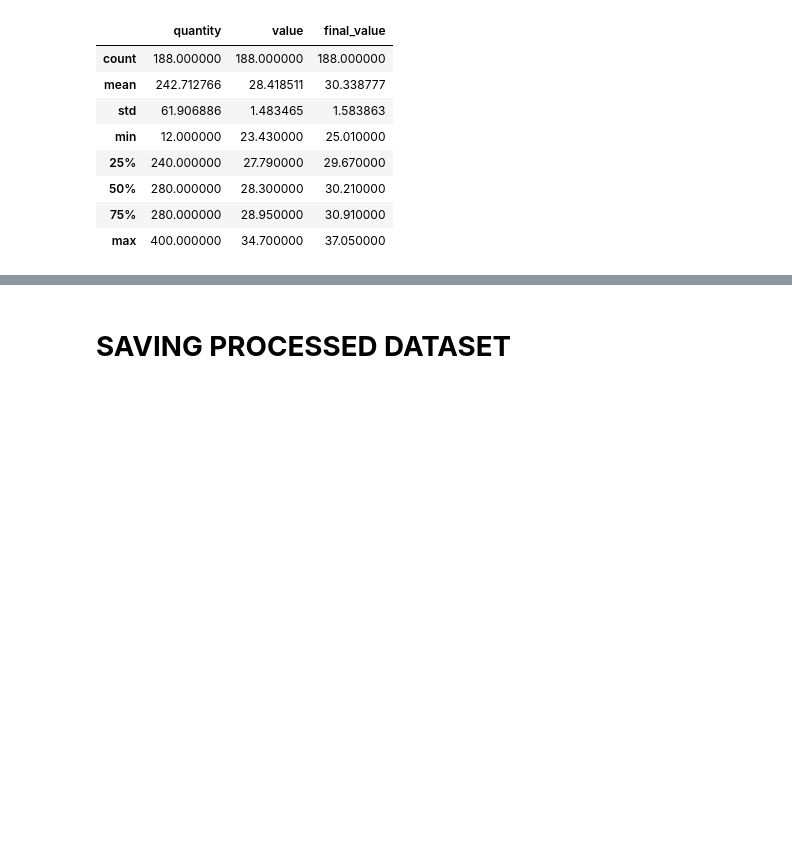
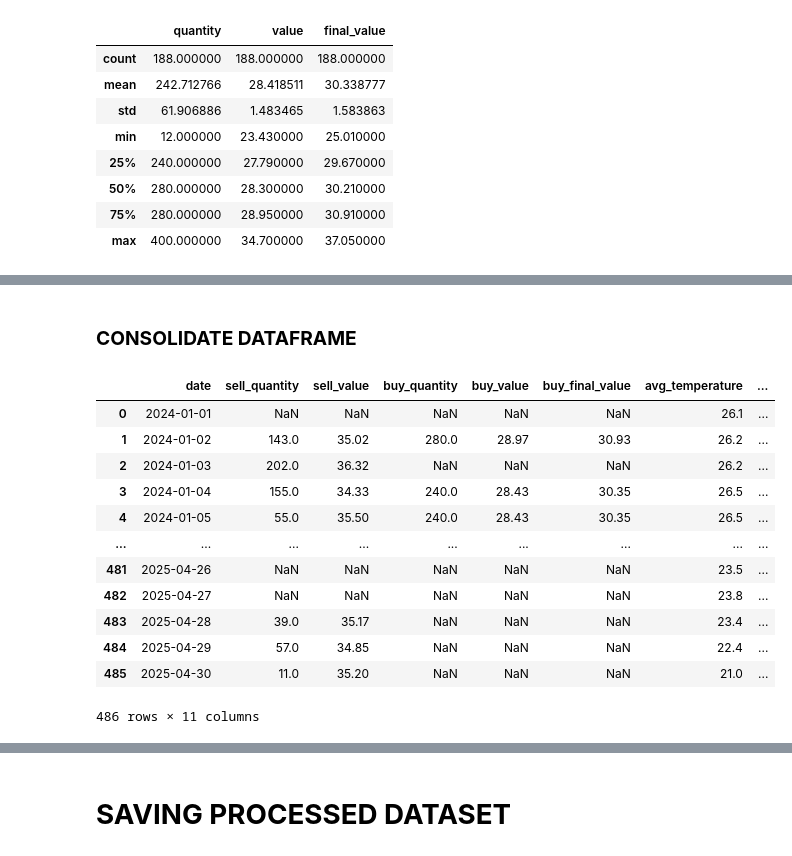
Before and after one commit to fabiogaldinho/Dynamic-Pricing, a Jupyter notebook: notebooks/01_Data_Cleaning.ipynb, the cells around one changed output, grey strips where cells are left out. Cells and saved outputs as stored; diff of their text form; code cells hidden in the pictures; blank space fills up the shorter version.

Commit message:
Data consolidation
* Data Consolidation

* Data consolidation finished

```diff
--- a/notebooks/01_Data_Cleaning.ipynb
+++ b/notebooks/01_Data_Cleaning.ipynb
@@ -334,0 +349,6 @@ df2.describe(include = ['float', 'int'])
+# %%
+i = {'quantity':'sell_quantity', 'value':'sell_value'}
+df1_agg = df1.groupby('date').agg({'quantity': 'sum', 'value': 'mean'}).rename(columns = i)
+df1_agg = df1_agg.astype({'sell_quantity':'int64'})
+df1_agg['sell_value'] = np.round(df1_agg['sell_value'], decimals = 2)
+df1_agg
@@ -334,0 +372,3 @@ df2.describe(include = ['float', 'int'])
+# %%
+df2 = df2.drop('product', axis = 1)
+df2.head()
@@ -334,0 +382,7 @@ df2.describe(include = ['float', 'int'])
+# %%
+i = {'quantity':'buy_quantity', 'value':'buy_value','final_value':'buy_final_value'}
+df2_agg = df2.groupby('date').agg({'quantity': 'sum', 'value': 'mean', 'final_value': 'mean'}).rename(columns = i)
+df2_agg = df2_agg.astype({'buy_quantity':'int64'})
+df2_agg['buy_value'] = np.round(df2_agg['buy_value'], decimals = 2)
+df2_agg['buy_final_value'] = np.round(df2_agg['buy_final_value'], decimals = 2)
+df2_agg
@@ -334,0 +404,27 @@ df2.describe(include = ['float', 'int'])
+# %% [markdown]
+### **CONSOLIDATE DATAFRAME**
+# %%
+df = pd.date_range(start = '2024-01-01', end = '2025-04-30', freq = 'D')
+df = pd.DataFrame({'date': df})
+
+df = df.merge(df1_agg, on = 'date', how = 'left') \
+        .merge(df2_agg, on = 'date', how = 'left') \
+        .merge(weather_df, on = 'date', how = 'left') \
+        .merge(ipca_df, on = 'date', how = 'left') \
+        .merge(holidays_df, on = 'date', how = 'left')
+# %%
+df
+# %% [output]
+|  | date | sell_quantity | sell_value | buy_quantity | buy_value | buy_final_value | avg_temperature | ... |
+| 0 | 2024-01-01 | NaN | NaN | NaN | NaN | NaN | 26.1 | ... |
+| 1 | 2024-01-02 | 143.0 | 35.02 | 280.0 | 28.97 | 30.93 | 26.2 | ... |
+| 2 | 2024-01-03 | 202.0 | 36.32 | NaN | NaN | NaN | 26.2 | ... |
+| 3 | 2024-01-04 | 155.0 | 34.33 | 240.0 | 28.43 | 30.35 | 26.5 | ... |
+| 4 | 2024-01-05 | 55.0 | 35.50 | 240.0 | 28.43 | 30.35 | 26.5 | ... |
+| ... | ... | ... | ... | ... | ... | ... | ... | ... |
+| 481 | 2025-04-26 | NaN | NaN | NaN | NaN | NaN | 23.5 | ... |
+| 482 | 2025-04-27 | NaN | NaN | NaN | NaN | NaN | 23.8 | ... |
+| 483 | 2025-04-28 | 39.0 | 35.17 | NaN | NaN | NaN | 23.4 | ... |
+| 484 | 2025-04-29 | 57.0 | 34.85 | NaN | NaN | NaN | 22.4 | ... |
+| 485 | 2025-04-30 | 11.0 | 35.20 | NaN | NaN | NaN | 21.0 | ... |
+486 rows × 11 columns
```
Also changed, not shown: parts of 12 cells of this notebook, 2 other files.
